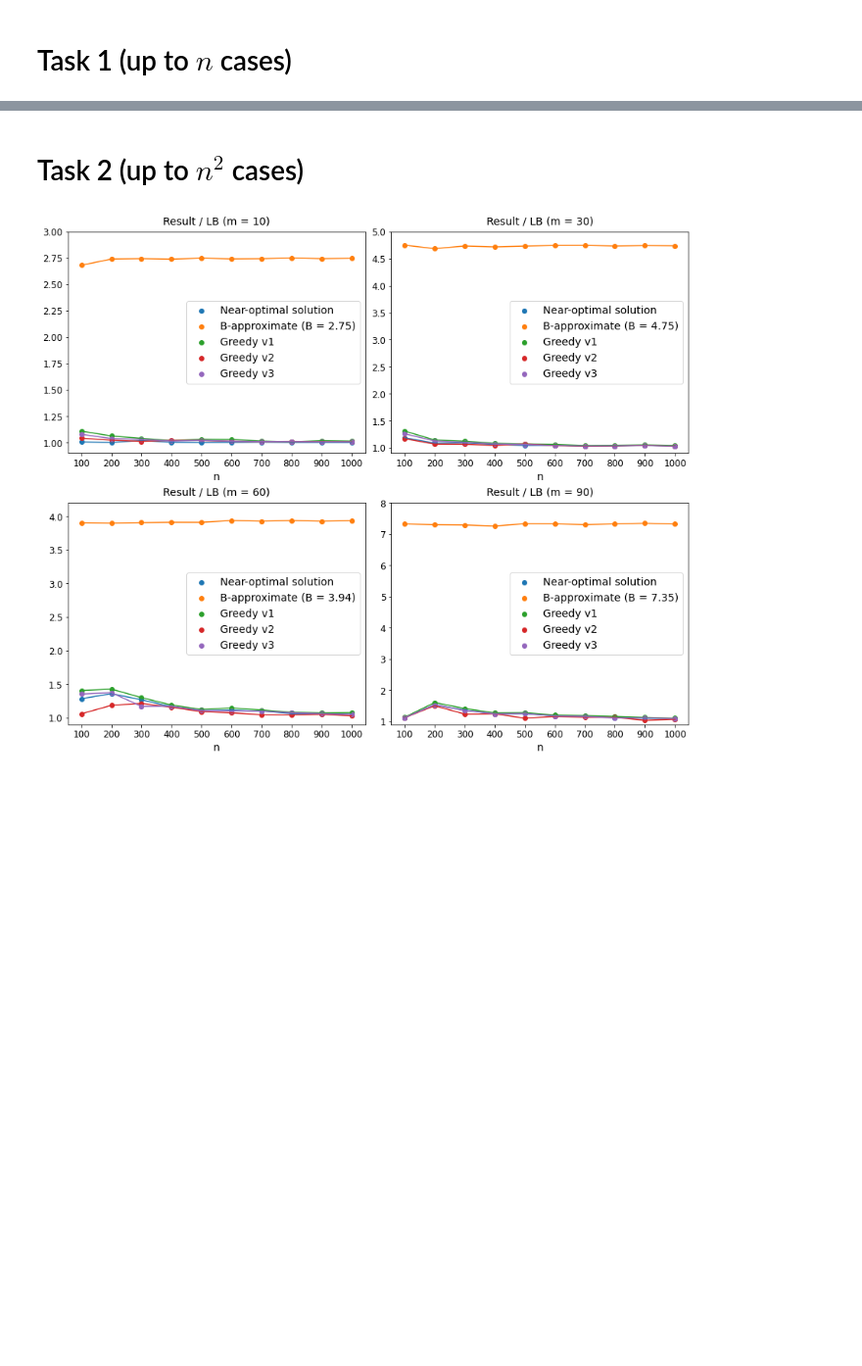
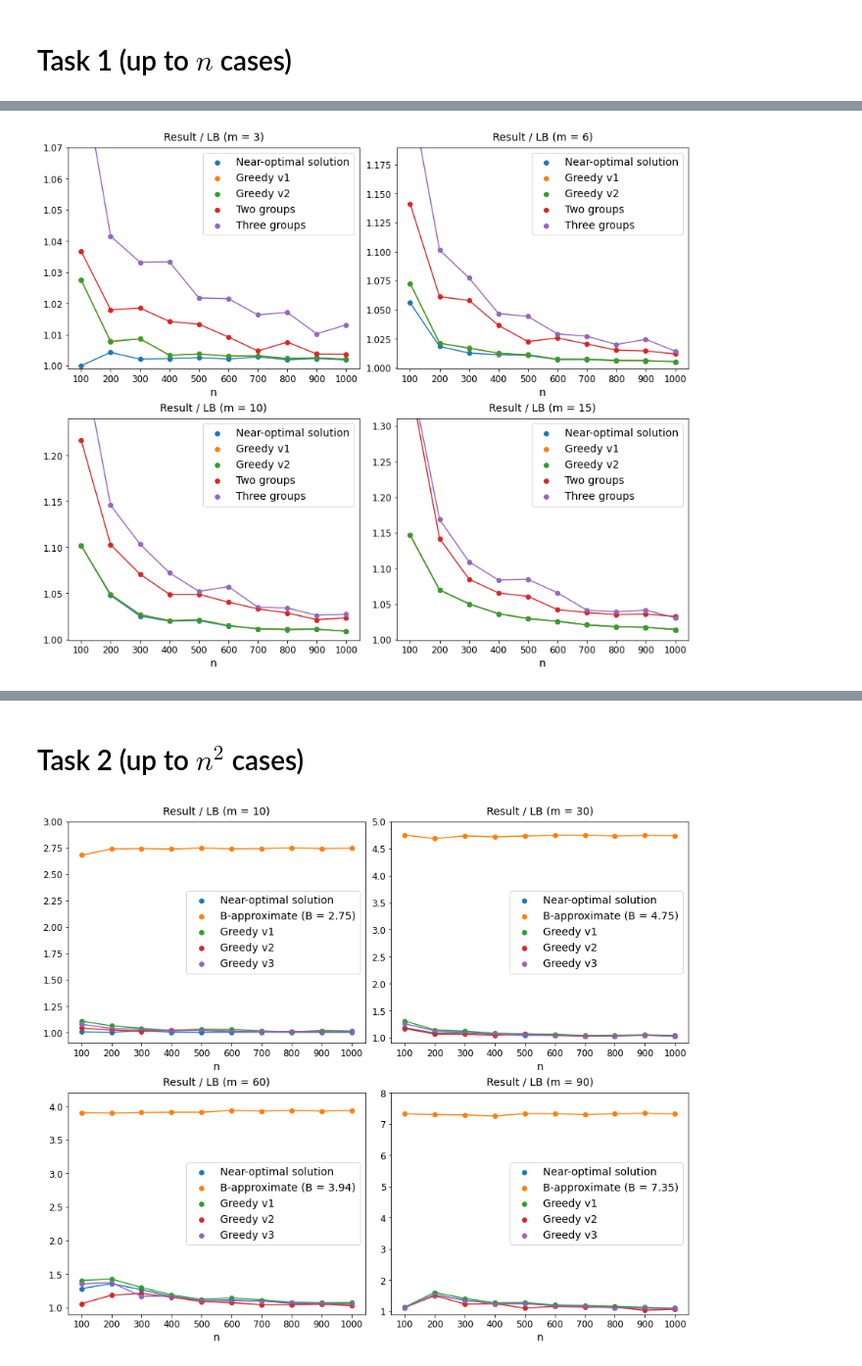
Before and after one commit to 30something/diploma_work, a Jupyter notebook: graphics.ipynb, the cells around one changed output, grey strips where cells are left out. Shown at 98% size. Drawn from its saved outputs; the diff is of its cells as text; code cells hidden in the pictures; blank space fills up the shorter version.

```diff
--- a/graphics.ipynb
+++ b/graphics.ipynb
@@ -294,0 +607,50 @@ plot(SOL, LB, G1, G2, G3, D, GR1, GR2, 0.999, 1.31, 1, 1, axs, 15)
+# %%
+# min
+
+fig, axs = plt.subplots(2, 2, figsize = (12, 10), constrained_layout = True)
+
+# 3
+LB = [1525, 6733, 14242, 26617, 40518, 57489, 83815, 104666, 132182, 165536, 194490, 236815, 277251, 316855, 368149, 426248, 484809, 530984, 611019, 665313, 731562, 798584, 860544, 960004, 1034388, 1129797, 1212837, 1292462, 1356112, 1494036]
+SOL = [1525, 6762, 14272, 26678, 40623, 57613, 84052, 104866, 132486, 165848, 194760, 237152, 277640, 317326, 368617, 426706, 485197, 531562, 611641, 666017, 732358, 799309, 861408, 960667, 1035170, 1130665, 1213805, 1293306, 1356854, 1494900]
+D = [1578, 6785, 14363, 26725, 40665, 57668, 84077, 104911, 132525, 165890, 194783, 237234, 277694, 317361, 368656, 426728, 485229, 531613, 611677, 666058, 732389, 799341, 861443, 960688, 1035213, 1130693, 1213844, 1293342, 1356880, 1494971]
+G1 = [1567, 6786, 14365, 26707, 40671, 57667, 84082, 104915, 132520, 165885, 194796, 237220, 277693, 317350, 368639, 426738, 485230, 531617, 611668, 666055, 732385, 799353, 861433, 960708, 1035211, 1130700, 1213842, 1293339, 1356879, 1494973]
+G2 = [1567, 6785, 14365, 26707, 40671, 57667, 84081, 104912, 132520, 165885, 194793, 237220, 277694, 317351, 368639, 426739, 485230, 531616, 611670, 666055, 732386, 799353, 861433, 960708, 1035211, 1130700, 1213842, 1293339, 1356883, 1494973]
+G3 = [1567, 6785, 14365, 26707, 40671, 57667, 84081, 104914, 132520, 165885, 194793, 237220, 277694, 317350, 368639, 426738, 485230, 531616, 611668, 666055, 732386, 799353, 861433, 960708, 1035211, 1130700, 1213842, 1293339, 1356883, 1494973]
+GR1 = [1581, 6854, 14505, 26995, 41057, 58019, 84212, 105459, 132679, 166154, 195364, 237332, 278059, 317721, 369330, 427627, 486290, 532114, 611909, 666954, 733287, 800031, 861919, 962275, 1036047, 1130938, 1215019, 1294838, 1357545, 1496220]
+GR2 = [1672, 7013, 14714, 27503, 41399, 58725, 85181, 106456, 133535, 167707, 196644, 238777, 279601, 319028, 370620, 429555, 487931, 534201, 614187, 669237, 736158, 801701, 864846, 965722, 1037714, 1134922, 1216739, 1296849, 1359941, 1500704]
+plot(SOL, LB, G1, G2, G3, D, GR1, GR2, 3000, 0.999, 1.07, 0, 0, axs, 3)
+
+# 6
+LB = [715, 3270, 6974, 13109, 20013, 28447, 41560, 51937, 65642, 82271, 96697, 117809, 137977, 157731, 183326, 212327, 241557, 264597, 304563, 331658, 364733, 398195, 429124, 478805, 515946, 563600, 605072, 644833, 676609, 745522]
+SOL = [755, 3330, 7062, 13256, 20224, 28647, 41856, 52253, 66029, 82695, 97109, 118264, 138503, 158347, 183925, 212951, 242197, 265370, 305372, 332555, 365675, 399089, 430131, 479786, 516913, 564677, 606188, 645991, 677647, 746693]
+D = [768, 3326, 7078, 13275, 20240, 28649, 41856, 52246, 66058, 82703, 97108, 118304, 138517, 158352, 183948, 212959, 242203, 265378, 305379, 332570, 365702, 399079, 430139, 479773, 516923, 564691, 606201, 646006, 677641, 746711]
+G1 = [767, 3339, 7093, 13271, 20235, 28655, 41864, 52266, 66045, 82702, 97117, 118289, 138515, 158350, 183933, 212968, 242204, 265390, 305381, 332563, 365679, 399095, 430142, 479804, 516927, 564684, 606206, 646001, 677656, 746720]
+G2 = [767, 3339, 7092, 13273, 20236, 28655, 41864, 52265, 66044, 82702, 97117, 118288, 138515, 158351, 183934, 212967, 242203, 265390, 305380, 332564, 365679, 399095, 430142, 479803, 516927, 564684, 606206, 646001, 677656, 746719]
+G3 = [767, 3339, 7093, 13271, 20235, 28655, 41864, 52265, 66044, 82702, 97117, 118288, 138515, 158350, 183934, 212968, 242203, 265390, 305381, 332563, 365679, 399095, 430142, 479804, 516927, 564684, 606206, 646001, 677656, 746719]
+GR1 = [816, 3470, 7379, 13587, 20465, 29176, 42412, 52723, 66594, 83248, 97838, 119330, 139389, 158964, 184777, 213976, 243301, 266629, 306407, 333659, 367171, 400467, 431365, 480678, 518528, 566291, 607678, 647719, 679843, 747936]
+GR2 = [886, 3602, 7514, 13721, 20898, 29278, 42691, 52975, 67250, 83445, 98745, 119646, 140037, 160103, 185708, 214758, 244147, 267146, 307401, 334872, 368589, 401657, 432051, 482438, 519572, 568374, 609330, 649442, 681815, 750046]
+plot(SOL, LB, G1, G2, G3, D, GR1, GR2, 3000, 0.999, 1.19, 0, 1, axs, 6)
+
+# 10
+LB = [392, 1885, 4069, 7707, 11813, 16832, 24659, 30847, 39028, 48967, 57580, 70207, 82269, 94083, 109399, 126760, 144258, 158044, 181981, 198198, 218002, 238041, 256557, 286326, 308570, 337122, 361968, 385783, 404808, 446118]
+SOL = [432, 1975, 4172, 7859, 12053, 17075, 24939, 31174, 39454, 49395, 58085, 70749, 82793, 94645, 110087, 127456, 144983, 158926, 182769, 199110, 218984, 238999, 257584, 287371, 309761, 338257, 363130, 386975, 406111, 447435]
+D = [426, 1979, 4186, 7857, 12082, 17092, 24923, 31169, 39470, 49378, 58093, 70747, 82796, 94645, 110096, 127477, 144986, 158926, 182747, 199131, 218987, 238987, 257588, 287363, 309743, 338259, 363143, 386970, 406095, 447426]
+G1 = [432, 1977, 4178, 7864, 12064, 17083, 24942, 31178, 39459, 49398, 58091, 70749, 82799, 94655, 110089, 127463, 144987, 158926, 182769, 199119, 218987, 239002, 257584, 287379, 309767, 338264, 363130, 386975, 406111, 447442]
+G2 = [432, 1977, 4178, 7864, 12064, 17083, 24942, 31178, 39459, 49398, 58091, 70749, 82799, 94655, 110089, 127463, 144987, 158926, 182769, 199119, 218986, 239002, 257584, 287379, 309767, 338264, 363130, 386975, 406111, 447442]
+G3 = [432, 1977, 4178, 7864, 12064, 17083, 24942, 31178, 39459, 49398, 58091, 70749, 82799, 94655, 110089, 127463, 144987, 158926, 182769, 199119, 218987, 239002, 257584, 287379, 309767, 338264, 363130, 386975, 406111, 447442]
+GR1 = [477, 2079, 4357, 8084, 12391, 17512, 25475, 31730, 39861, 50103, 58597, 71392, 83673, 95569, 111032, 128472, 146194, 159738, 183892, 200344, 220257, 240218, 258953, 288525, 310649, 339260, 364489, 388049, 407498, 449393]
+GR2 = [516, 2160, 4490, 8264, 12429, 17796, 25522, 31898, 40047, 50298, 59188, 71609, 83953, 96072, 111538, 128509, 146895, 160618, 184478, 200848, 220937, 240424, 259413, 289837, 311343, 340747, 365325, 389364, 408487, 450500]
+plot(SOL, LB, G1, G2, G3, D, GR1, GR2, 3000, 0.999, 1.24, 1, 0, axs, 10)
+
+# 15
+LB = [232, 1193, 2621, 5007, 7714, 11027, 16209, 20303, 25723, 32317, 38023, 46409, 54418, 62260, 72436, 83977, 95610, 104769, 120692, 131470, 144638, 157965, 170275, 190090, 204883, 223885, 240417, 256260, 268910, 296419]
+SOL = [266, 1276, 2752, 5188, 7940, 11309, 16542, 20667, 26163, 32771, 38536, 46958, 54983, 62895, 73113, 84711, 96411, 105570, 121542, 132401, 145643, 159018, 171376, 191134, 206011, 225092, 241716, 257536, 270225, 297796]
+D = [267, 1278, 2751, 5201, 7941, 11326, 16535, 20674, 26163, 32768, 38549, 46983, 54980, 62896, 73130, 84697, 96416, 105564, 121535, 132416, 145663, 159026, 171396, 191108, 206014, 225092, 241743, 257536, 270217, 297795]
+G1 = [266, 1276, 2752, 5188, 7940, 11309, 16542, 20667, 26163, 32771, 38536, 46963, 54983, 62895, 73115, 84711, 96411, 105573, 121542, 132401, 145643, 159019, 171377, 191135, 206013, 225092, 241721, 257536, 270226, 297796]
+G2 = [266, 1276, 2752, 5188, 7940, 11309, 16542, 20667, 26163, 32771, 38536, 46963, 54983, 62895, 73115, 84711, 96411, 105573, 121542, 132401, 145643, 159019, 171377, 191135, 206013, 225092, 241721, 257536, 270226, 297796]
+G3 = [266, 1276, 2752, 5188, 7940, 11309, 16542, 20667, 26163, 32771, 38536, 46963, 54983, 62895, 73115, 84711, 96411, 105573, 121542, 132401, 145643, 159019, 171377, 191135, 206013, 225092, 241721, 257536, 270226, 297796]
+GR1 = [316, 1362, 2843, 5334, 8181, 11490, 16822, 21015, 26639, 33361, 38963, 47369, 55754, 63487, 73984, 85541, 97327, 106336, 122603, 133640, 146802, 159692, 172540, 192517, 207385, 226539, 242971, 258516, 271777, 299605]
+GR2 = [319, 1394, 2907, 5425, 8365, 11752, 16876, 21092, 26784, 33308, 39075, 47759, 55752, 63633, 74169, 85831, 97428, 106739, 122869, 133901, 146972, 160293, 172800, 192477, 207450, 226955, 243451, 259272, 272267, 299813]
+plot(SOL, LB, G1, G2, G3, D, GR1, GR2, 3000, 0.999, 1.31, 1, 1, axs, 15)
+# %% [output]
+[figure, added]
```
Also changed, not shown: parts of 16 cells of this notebook, 29 other files.
